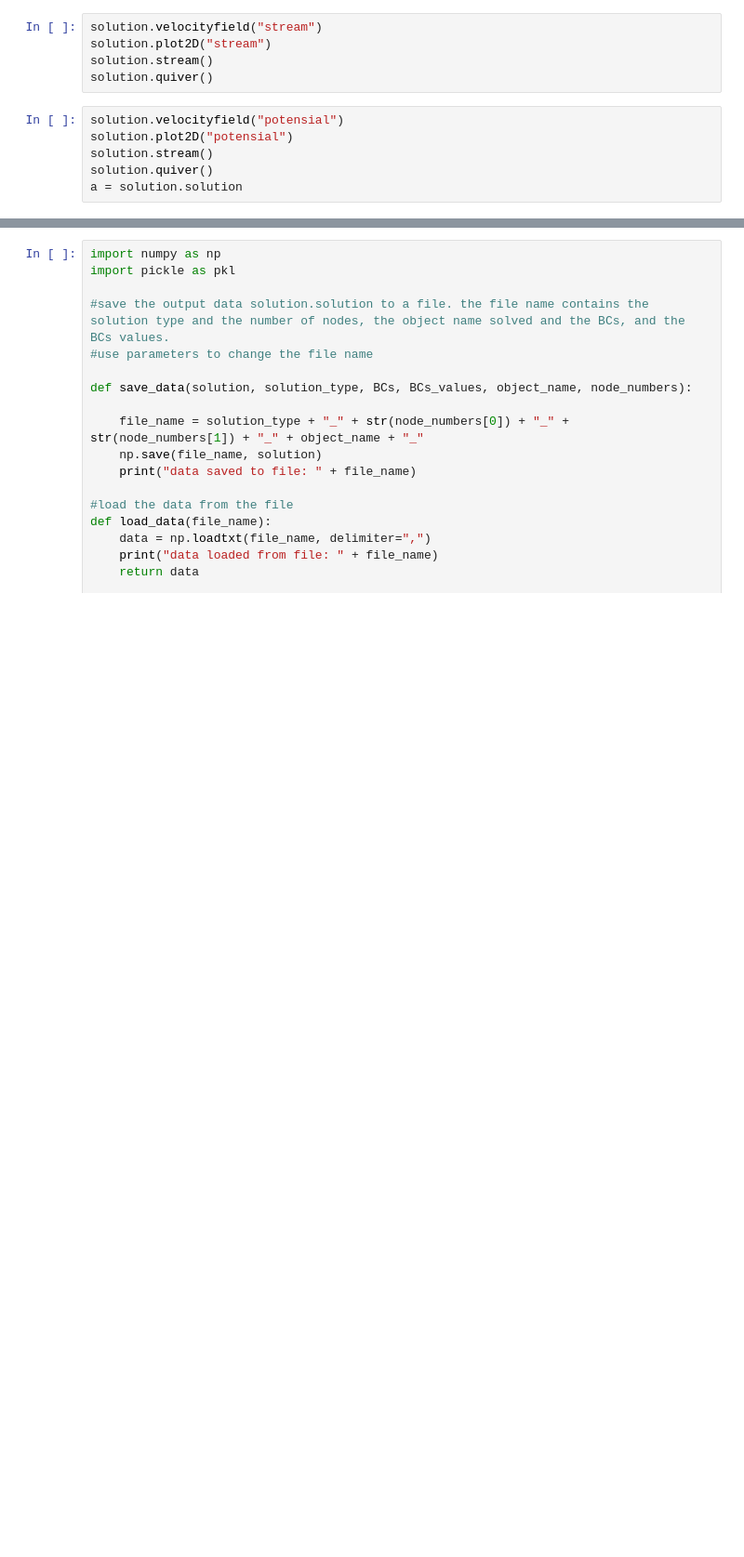
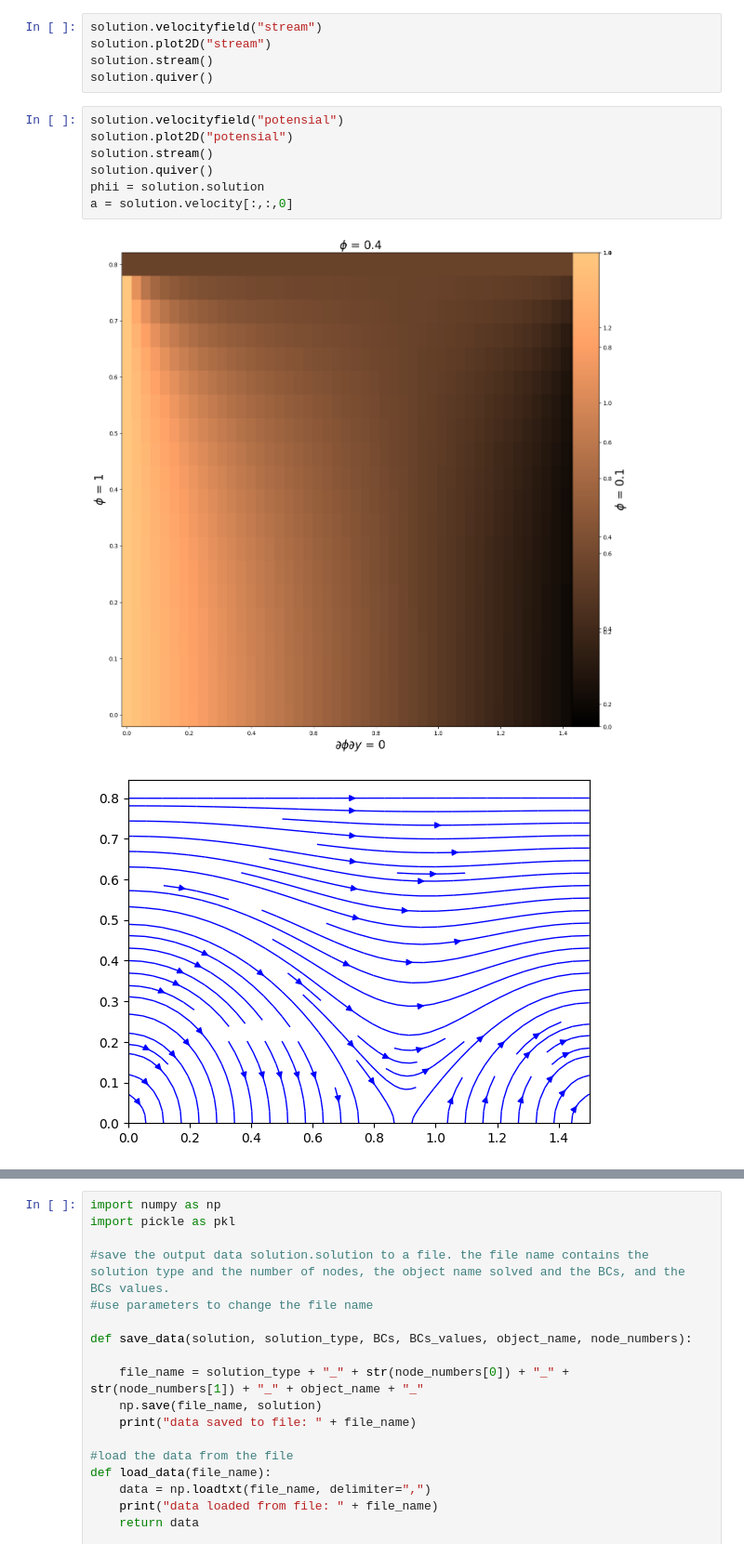
Before and after one commit to MehmetHakanSari/PotentialSolver, a Jupyter notebook: trials.ipynb, the cells around one changed output, grey strips where cells are left out. Shown: that part at 93% size. Cells and saved outputs as stored; diff of their text form; blank space fills up the shorter version.

Commit message:
velocity differensial changed

```diff
--- a/trials.ipynb
+++ b/trials.ipynb
@@ -75,6 +82,10 @@ solution.quiver()
 # %%
 solution.velocityfield("potensial")
 solution.plot2D("potensial")
 solution.stream()
 solution.quiver()
-a = solution.solution
+phii = solution.solution
+a = solution.velocity[:,:,0]
+# %% [output]
+[figure, added]
+[figure, added]
```
Also changed, not shown: parts of 3 cells of this notebook, 3 other files.
